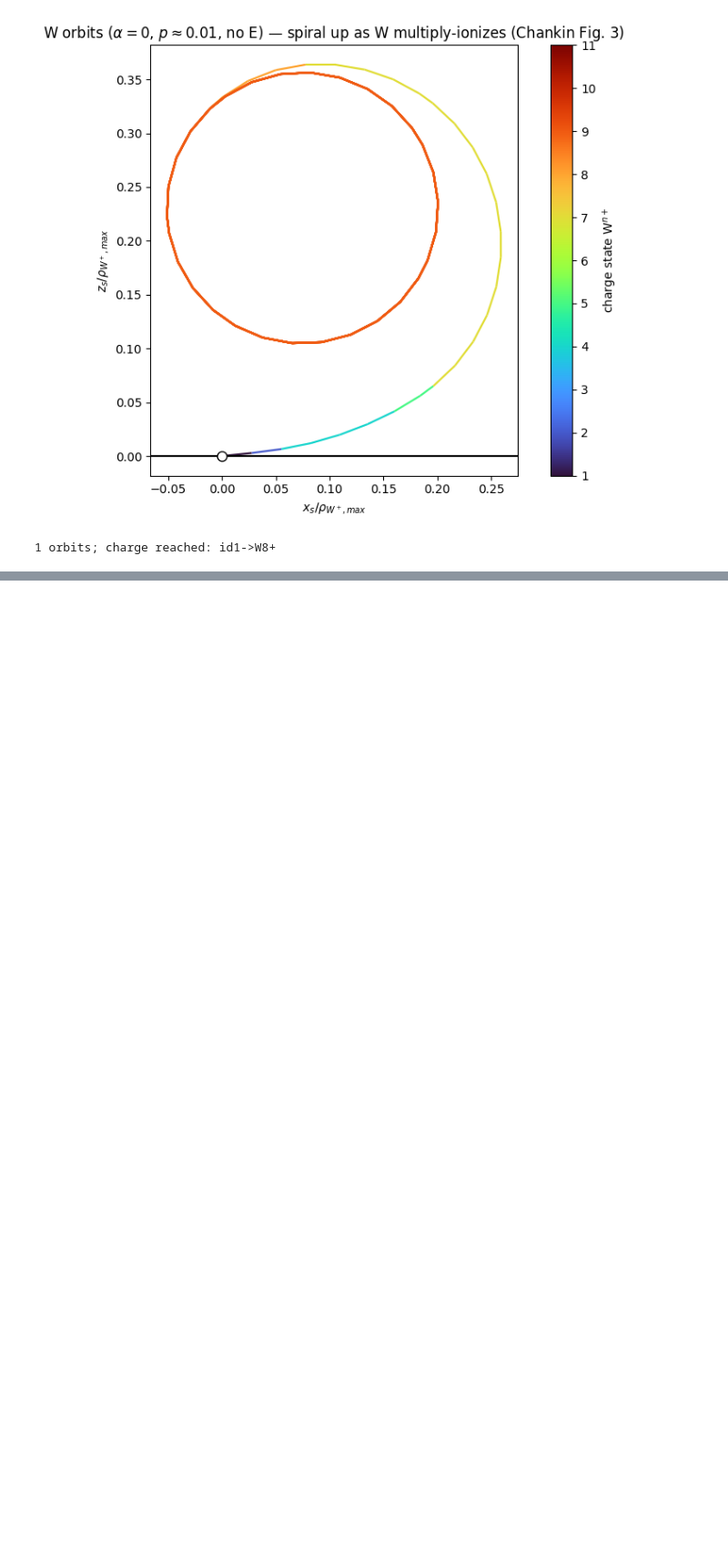
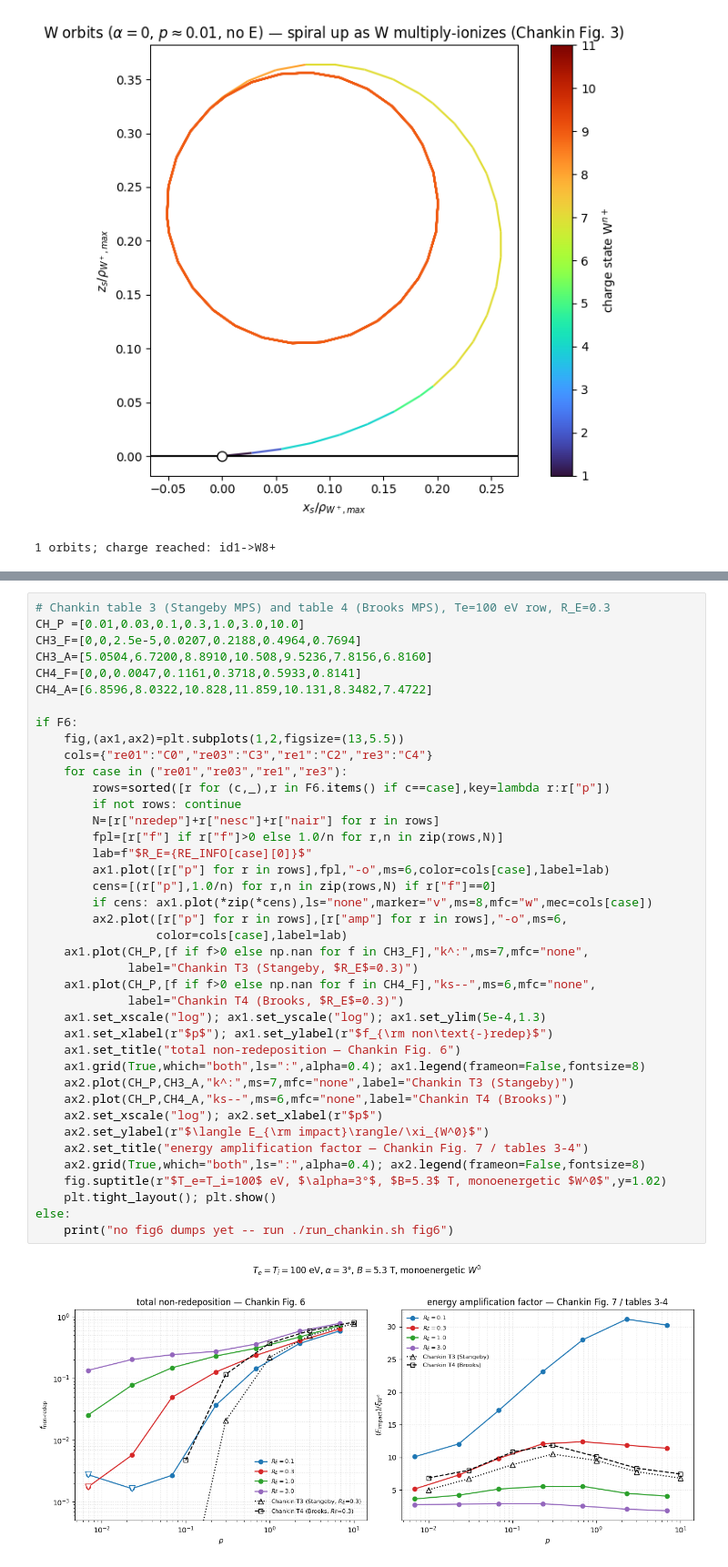
Before and after one commit to ORNL-Fusion/OpenEdge, a Jupyter notebook: examples/test_redeposition/chankin_ppcf_2014/analysis.ipynb, the cells around one changed output, grey strips where cells are left out. Shown at 91% size. Cells and saved outputs as stored; diff of their text form; blank space fills up the shorter version.

```diff
--- a/examples/test_redeposition/chankin_ppcf_2014/analysis.ipynb
+++ b/examples/test_redeposition/chankin_ppcf_2014/analysis.ipynb
@@ -291,3 +362,45 @@ else:
+# %%
+# Chankin table 3 (Stangeby MPS) and table 4 (Brooks MPS), Te=100 eV row, R_E=0.3
+CH_P =[0.01,0.03,0.1,0.3,1.0,3.0,10.0]
+CH3_F=[0,0,2.5e-5,0.0207,0.2188,0.4964,0.7694]
+CH3_A=[5.0504,6.7200,8.8910,10.508,9.5236,7.8156,6.8160]
+CH4_F=[0,0,0.0047,0.1161,0.3718,0.5933,0.8141]
+CH4_A=[6.8596,8.0322,10.828,11.859,10.131,8.3482,7.4722]
+
+if F6:
+    fig,(ax1,ax2)=plt.subplots(1,2,figsize=(13,5.5))
+    cols={"re01":"C0","re03":"C3","re1":"C2","re3":"C4"}
+    for case in ("re01","re03","re1","re3"):
+        rows=sorted([r for (c,_),r in F6.items() if c==case],key=lambda r:r["p"])
+        if not rows: continue
+        N=[r["nredep"]+r["nesc"]+r["nair"] for r in rows]
+        fpl=[r["f"] if r["f"]>0 else 1.0/n for r,n in zip(rows,N)]
+        lab=f"$R_E={RE_INFO[case][0]}$"
+        ax1.plot([r["p"] for r in rows],fpl,"-o",ms=6,color=cols[case],label=lab)
+        cens=[(r["p"],1.0/n) for r,n in zip(rows,N) if r["f"]==0]
+        if cens: ax1.plot(*zip(*cens),ls="none",marker="v",ms=8,mfc="w",mec=cols[case])
+        ax2.plot([r["p"] for r in rows],[r["amp"] for r in rows],"-o",ms=6,
+                 color=cols[case],label=lab)
+    ax1.plot(CH_P,[f if f>0 else np.nan for f in CH3_F],"k^:",ms=7,mfc="none",
+             label="Chankin T3 (Stangeby, $R_E$=0.3)")
+    ax1.plot(CH_P,[f if f>0 else np.nan for f in CH4_F],"ks--",ms=6,mfc="none",
+             label="Chankin T4 (Brooks, $R_E$=0.3)")
+    ax1.set_xscale("log"); ax1.set_yscale("log"); ax1.set_ylim(5e-4,1.3)
+    ax1.set_xlabel(r"$p$"); ax1.set_ylabel(r"$f_{\rm non\text{-}redep}$")
+    ax1.set_title("total non-redeposition — Chankin Fig. 6")
+    ax1.grid(True,which="both",ls=":",alpha=0.4); ax1.legend(frameon=False,fontsize=8)
+    ax2.plot(CH_P,CH3_A,"k^:",ms=7,mfc="none",label="Chankin T3 (Stangeby)")
+    ax2.plot(CH_P,CH4_A,"ks--",ms=6,mfc="none",label="Chankin T4 (Brooks)")
+    ax2.set_xscale("log"); ax2.set_xlabel(r"$p$")
+    ax2.set_ylabel(r"$\langle E_{\rm impact}\rangle/\xi_{W^0}$")
+    ax2.set_title("energy amplification factor — Chankin Fig. 7 / tables 3-4")
+    ax2.grid(True,which="both",ls=":",alpha=0.4); ax2.legend(frameon=False,fontsize=8)
+    fig.suptitle(r"$T_e=T_i=100$ eV, $\alpha=3°$, $B=5.3$ T, monoenergetic $W^0$",y=1.02)
+    plt.tight_layout(); plt.show()
+else:
+    print("no fig6 dumps yet -- run ./run_chankin.sh fig6")
+# %% [output]
+[figure, added]
 # %% [markdown]
 ### Notes
 
```
Also changed, not shown: parts of 10 cells of this notebook, 3 other files.
